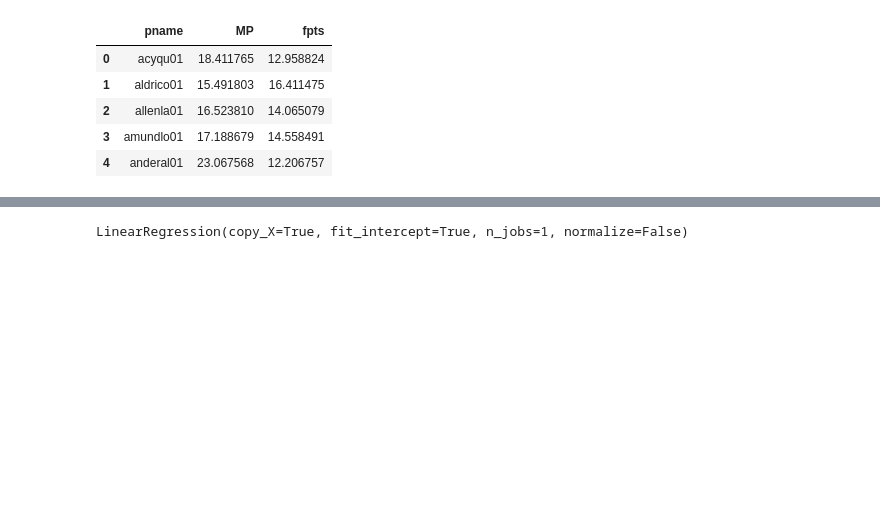
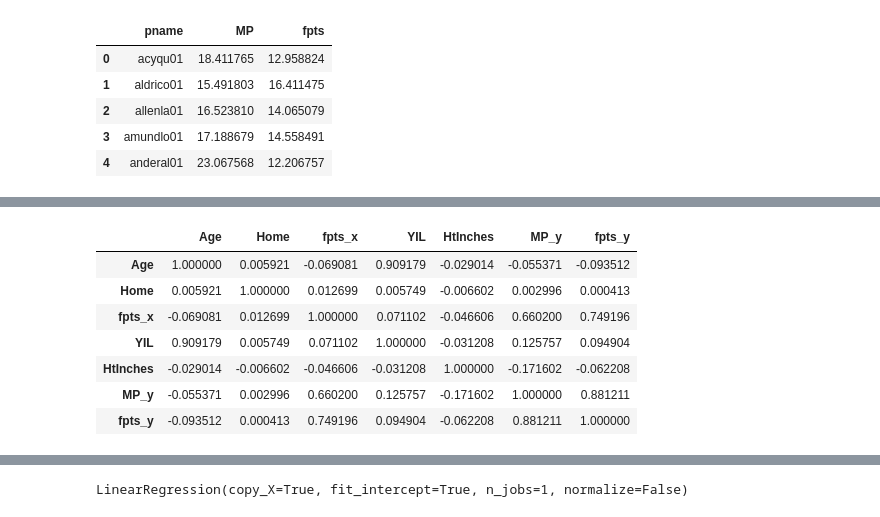
Before and after one commit to the212/nba-zerb, a Jupyter notebook: gameLogs.ipynb, the cells around one changed output, grey strips where cells are left out. Saved outputs shown, nothing was run; the diff lists cells and outputs as text; code cells hidden in the pictures; blank space fills up the shorter version.

```diff
--- a/gameLogs.ipynb
+++ b/gameLogs.ipynb
@@ -160 +164,12 @@ sns.pairplot(games, x_vars=['MP_y'], y_vars='fpts_x', size=10, aspect=0.7, kind=
+# %%
+gamesSimple.corr()
+# %% [output]
+|  | Age | Home | fpts_x | YIL | HtInches | MP_y | fpts_y |
+| Age | 1.000000 | 0.005921 | -0.069081 | 0.909179 | -0.029014 | -0.055371 | -0.093512 |
+| Home | 0.005921 | 1.000000 | 0.012699 | 0.005749 | -0.006602 | 0.002996 | 0.000413 |
+| fpts_x | -0.069081 | 0.012699 | 1.000000 | 0.071102 | -0.046606 | 0.660200 | 0.749196 |
+| YIL | 0.909179 | 0.005749 | 0.071102 | 1.000000 | -0.031208 | 0.125757 | 0.094904 |
+| HtInches | -0.029014 | -0.006602 | -0.046606 | -0.031208 | 1.000000 | -0.171602 | -0.062208 |
+| MP_y | -0.055371 | 0.002996 | 0.660200 | 0.125757 | -0.171602 | 1.000000 | 0.881211 |
+| fpts_y | -0.093512 | 0.000413 | 0.749196 | 0.094904 | -0.062208 | 0.881211 | 1.000000 |
 # %%
```
Also changed, not shown: parts of 13 cells of this notebook.
